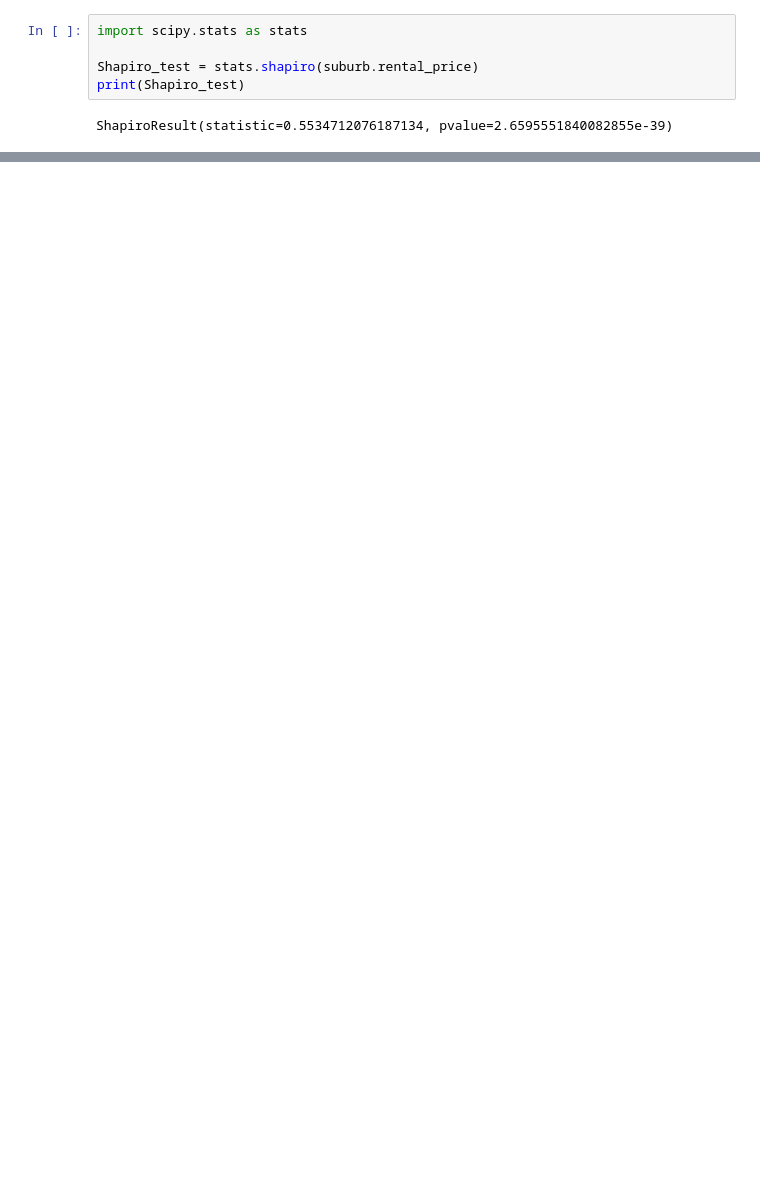
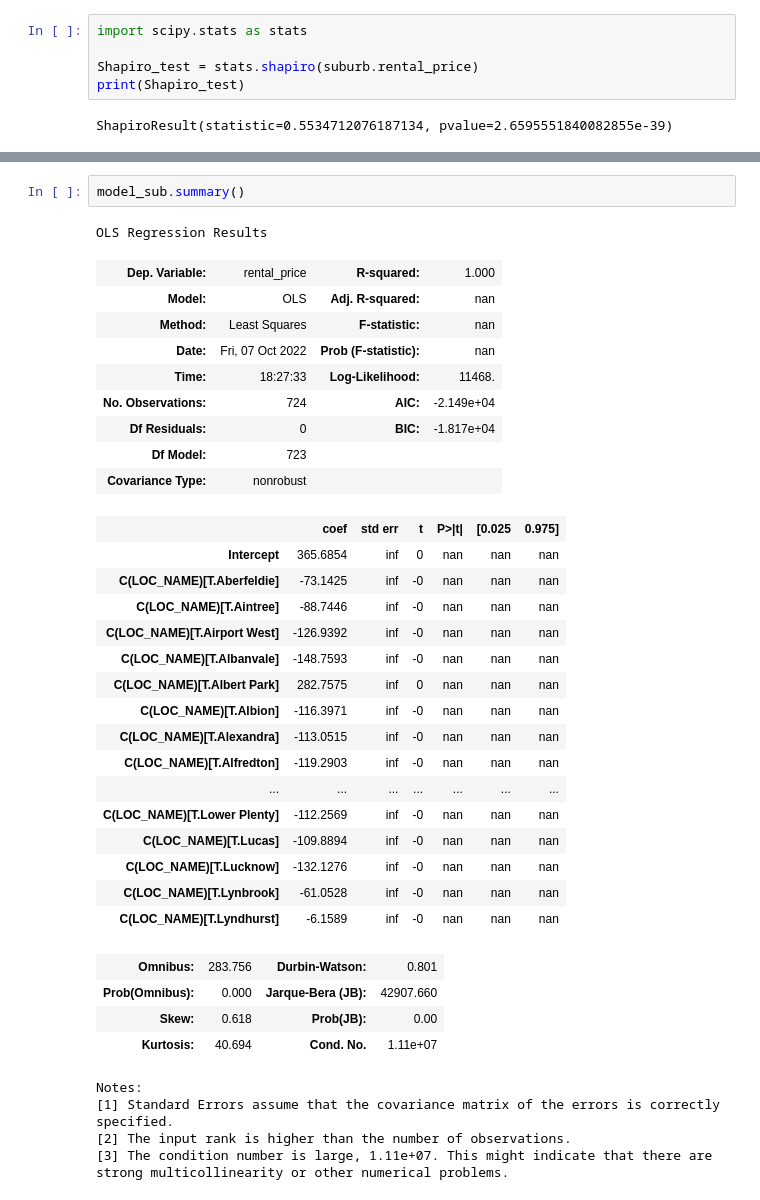
Before and after one commit to MAST30034-Applied-Data-Science/generic-real-estate-consulting-project-group-6, a Jupyter notebook: notebooks/predict_model.ipynb, the cells around one changed output, grey strips where cells are left out. Drawn from its saved outputs; the diff is of its cells as text; blank space fills up the shorter version.

```diff
--- a/notebooks/predict_model.ipynb
+++ b/notebooks/predict_model.ipynb
@@ -416,0 +211,38 @@ print(vif)
+# %%
+model_sub.summary()
+# %% [output]
+OLS Regression Results
+| Dep. Variable: | rental_price | R-squared: | 1.000 |
+| Model: | OLS | Adj. R-squared: | nan |
+| Method: | Least Squares | F-statistic: | nan |
+| Date: | Fri, 07 Oct 2022 | Prob (F-statistic): | nan |
+| Time: | 18:27:33 | Log-Likelihood: | 11468. |
+| No. Observations: | 724 | AIC: | -2.149e+04 |
+| Df Residuals: | 0 | BIC: | -1.817e+04 |
+| Df Model: | 723 |  |  |
+| Covariance Type: | nonrobust |  |  |
+|  | coef | std err | t | P>|t| | [0.025 | 0.975] |
+| Intercept | 365.6854 | inf | 0 | nan | nan | nan |
+| C(LOC_NAME)[T.Aberfeldie] | -73.1425 | inf | -0 | nan | nan | nan |
+| C(LOC_NAME)[T.Aintree] | -88.7446 | inf | -0 | nan | nan | nan |
+| C(LOC_NAME)[T.Airport West] | -126.9392 | inf | -0 | nan | nan | nan |
+| C(LOC_NAME)[T.Albanvale] | -148.7593 | inf | -0 | nan | nan | nan |
+| C(LOC_NAME)[T.Albert Park] | 282.7575 | inf | 0 | nan | nan | nan |
+| C(LOC_NAME)[T.Albion] | -116.3971 | inf | -0 | nan | nan | nan |
+| C(LOC_NAME)[T.Alexandra] | -113.0515 | inf | -0 | nan | nan | nan |
+| C(LOC_NAME)[T.Alfredton] | -119.2903 | inf | -0 | nan | nan | nan |
+| ... | ... | ... | ... | ... | ... | ... |
+| C(LOC_NAME)[T.Lower Plenty] | -112.2569 | inf | -0 | nan | nan | nan |
+| C(LOC_NAME)[T.Lucas] | -109.8894 | inf | -0 | nan | nan | nan |
+| C(LOC_NAME)[T.Lucknow] | -132.1276 | inf | -0 | nan | nan | nan |
+| C(LOC_NAME)[T.Lynbrook] | -61.0528 | inf | -0 | nan | nan | nan |
+| C(LOC_NAME)[T.Lyndhurst] | -6.1589 | inf | -0 | nan | nan | nan |
+| Omnibus: | 283.756 | Durbin-Watson: | 0.801 |
+| Prob(Omnibus): | 0.000 | Jarque-Bera (JB): | 42907.660 |
+| Skew: | 0.618 | Prob(JB): | 0.00 |
+| Kurtosis: | 40.694 | Cond. No. | 1.11e+07 |
+Notes:
+[1] Standard Errors assume that the covariance matrix of the errors is correctly specified.
+[2] The input rank is higher than the number of observations.
+[3] The condition number is large, 1.11e+07. This might indicate that there are
+strong multicollinearity or other numerical problems.
```
Also changed, not shown: parts of 28 cells of this notebook, 6 other files.
